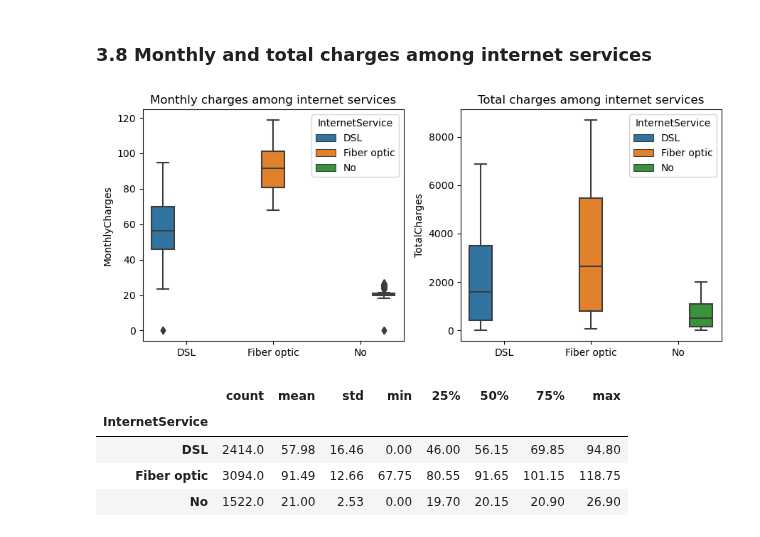
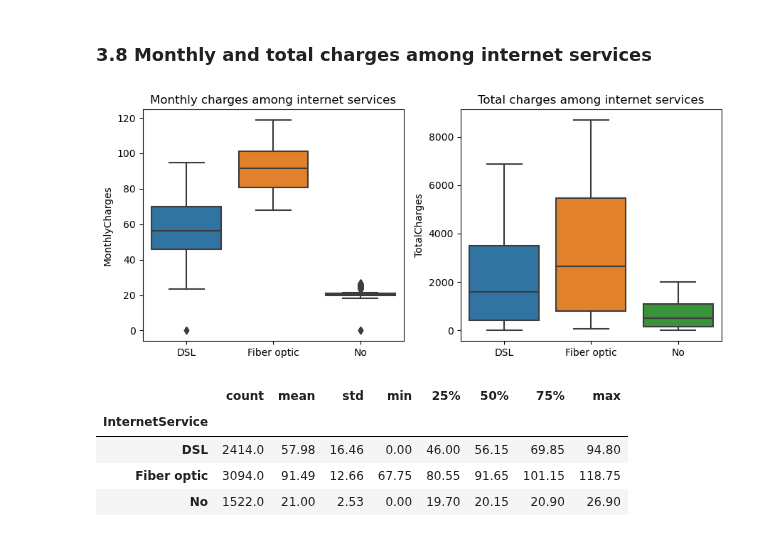
Before and after one commit to emsif84/churn_prediction, a Jupyter notebook: exploratory_data_analysis.ipynb, the cells around one changed output. Cells and saved outputs as stored; diff of their text form; code cells hidden in the pictures.

```diff
--- a/exploratory_data_analysis.ipynb
+++ b/exploratory_data_analysis.ipynb
@@ -332,24 +359,24 @@ data.groupby('Churn')['TotalCharges'].describe().round(2)
 # %%
 plt.figure(figsize=(9,4))
 
 #Subplot 1
 plt.subplot(1,2,1)
-sns.boxplot(data=data,x='InternetService',y='MonthlyCharges',hue='InternetService')
+sns.boxplot(data=data,x='InternetService',y='MonthlyCharges')
 plt.title('Monthly charges among internet services')
 plt.xlabel('')
 plt.xticks(rotation=0)
 
 #Subplot 2
 plt.subplot(1,2,2)
-sns.boxplot(data=data,x='InternetService',y='TotalCharges',hue='InternetService')
+sns.boxplot(data=data,x='InternetService',y='TotalCharges')
 plt.xlabel('')
 plt.title('Total charges among internet services')
 plt.xticks(rotation=0)
 
 plt.tight_layout()
 plt.show()
 # %% [output]
-[figure, old version]
+[figure, new version]
 # %%
 #Description MonthlyCharges among InternetService
 data.groupby('InternetService')['MonthlyCharges'].describe().round(2)
```
Also changed, not shown: parts of 5 cells of this notebook.
